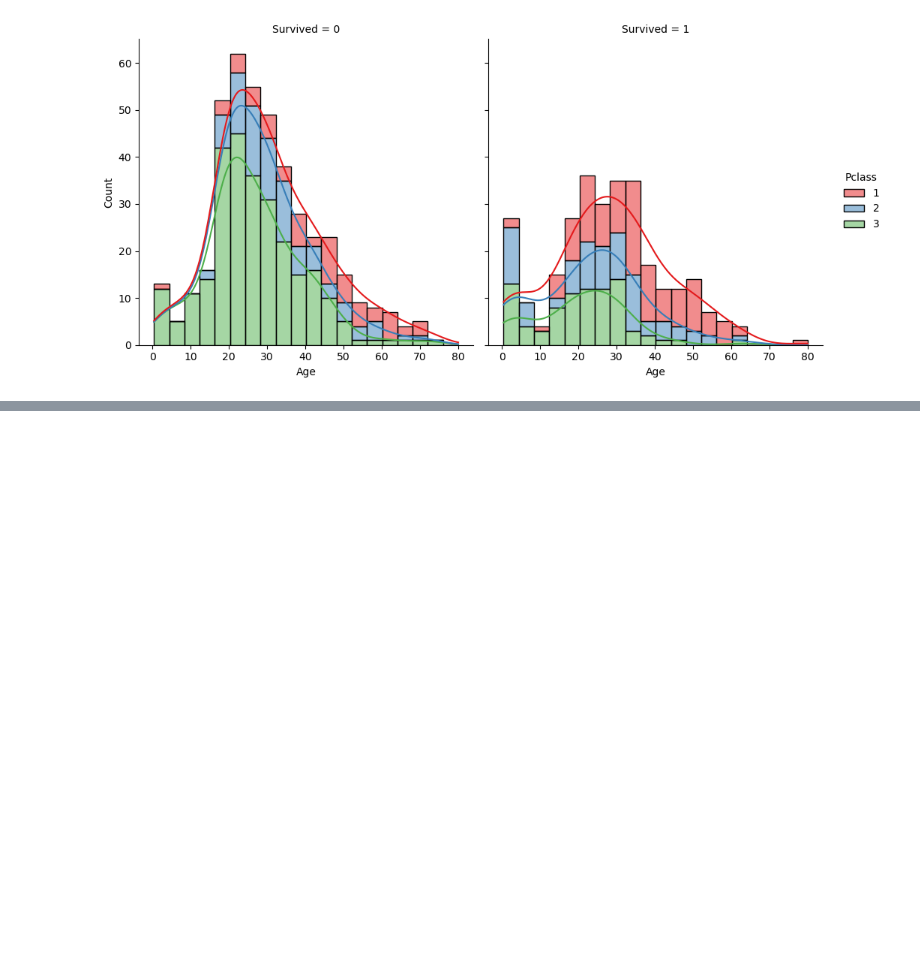
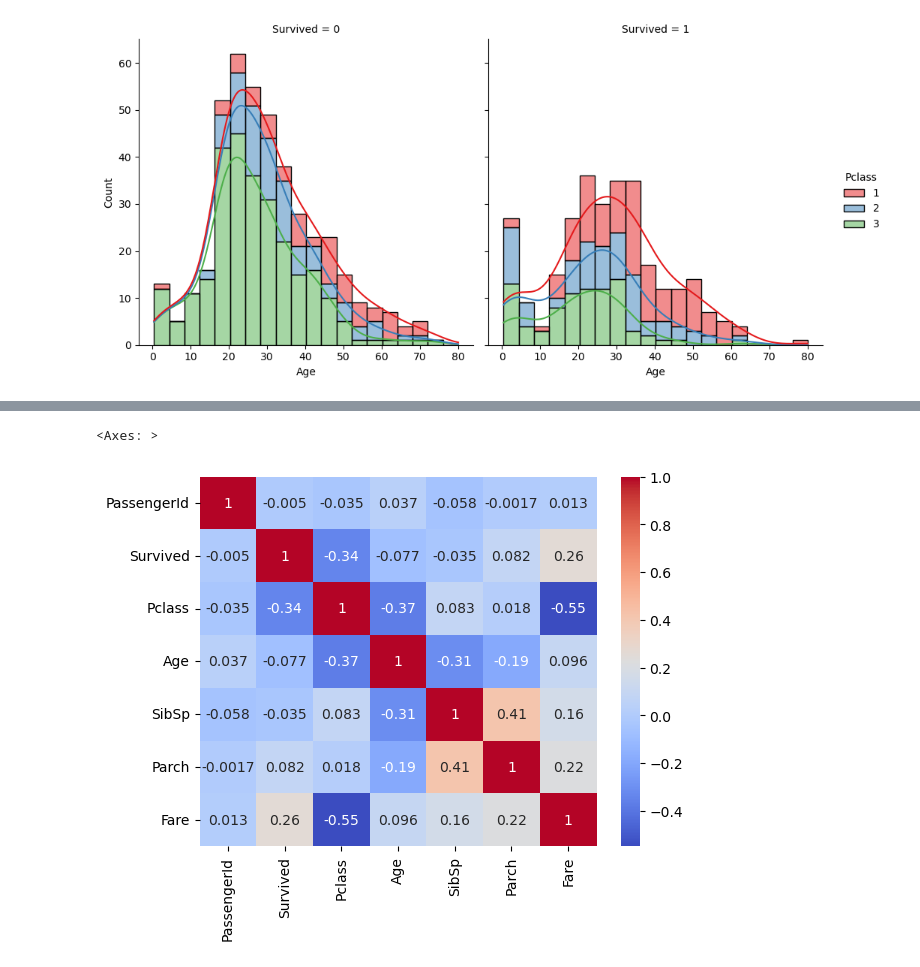
Before and after one commit to Bobblite/kaggle, a Jupyter notebook: titanic/titanic.ipynb, the cells around one changed output, grey strips where cells are left out. Saved outputs shown, nothing was run; the diff lists cells and outputs as text; code cells hidden in the pictures; blank space fills up the shorter version.

Commit message:
Correlation heatmap.

```diff
--- a/titanic/titanic.ipynb
+++ b/titanic/titanic.ipynb
@@ -235,0 +253,6 @@ From this KDE plot, we can see that throughout most age ranges, with the excepti
+# %%
+train_corr = train_df.corr(numeric_only=True) # Compute pairwise correlation of numerical columns, excluding NA/null values.
+sns.heatmap(train_corr, annot=True, cmap='coolwarm')
+# %% [output]
+<Axes: >
+[figure, added]
```
Also changed, not shown: parts of 2 cells of this notebook.
